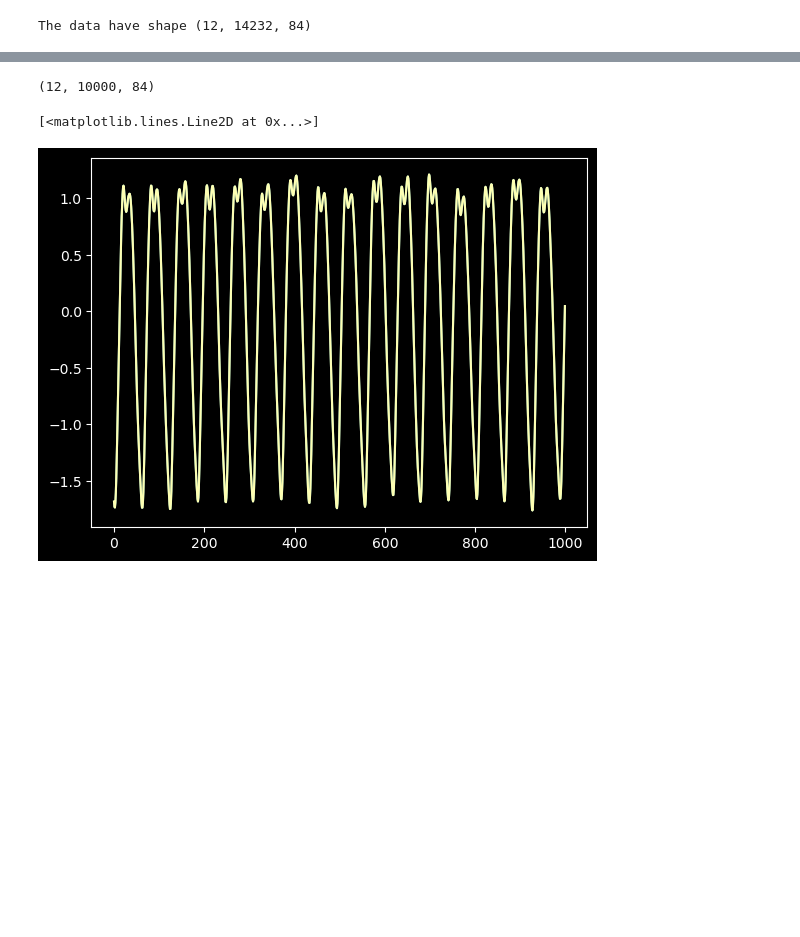
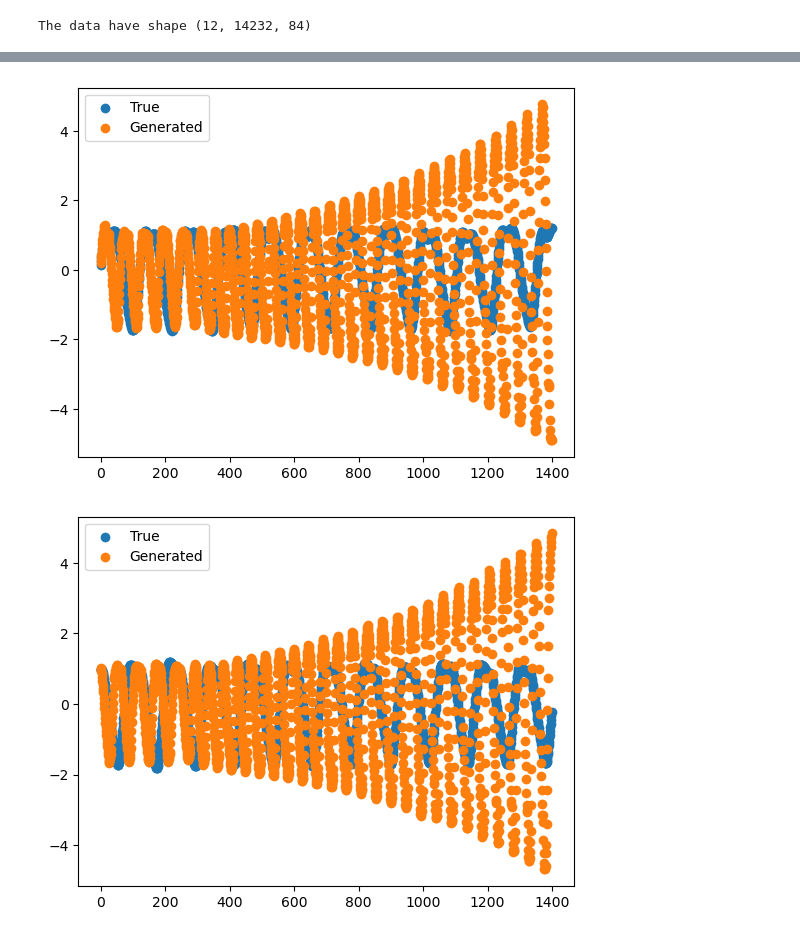
Before and after one commit to Michaelhess17/NeuralODE, a Jupyter notebook: add_velocity.00.ipynb, the cells around one changed output, grey strips where cells are left out. Saved outputs shown, nothing was run; the diff lists cells and outputs as text; code cells hidden in the pictures; blank space fills up the shorter version.

```diff
--- a/add_velocity.00.ipynb
+++ b/add_velocity.00.ipynb
@@ -163,10 +156,9 @@ out = jax.vmap(model, in_axes=(None, 0))(new_ts, data_tde[:, :seeding_steps, :])
-# %%
-out.shape
-# %% [output]
-(12, 10000, 84)
-# %%
-plt.plot(data_tde[1, :1000, 0])
-plt.plot(data_tde[2, :1000, 0])
-# %% [output]
-[<matplotlib.lines.Line2D at 0x...>]
-[figure, removed]
+# %%
+for idx in range(data.shape[0]):
+    plt.scatter(range(out.shape[1]), data[idx, :out.shape[1], 0], label="True")
+    plt.scatter(range(out.shape[1]), out[idx, :, 0], label="Generated")
+    plt.legend()
+    plt.show()
+# %% [output]
+[figure, added]
+[figure, added]
```
Also changed, not shown: parts of 9 cells of this notebook, 1 other file.
